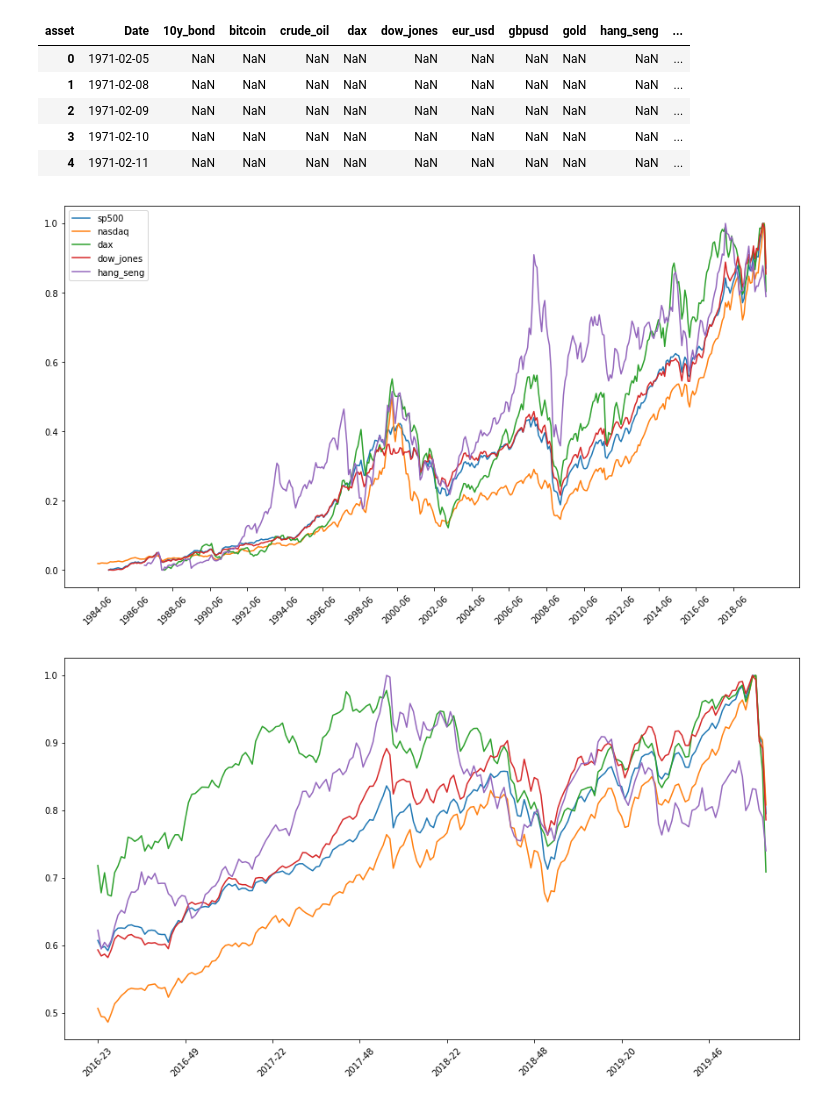
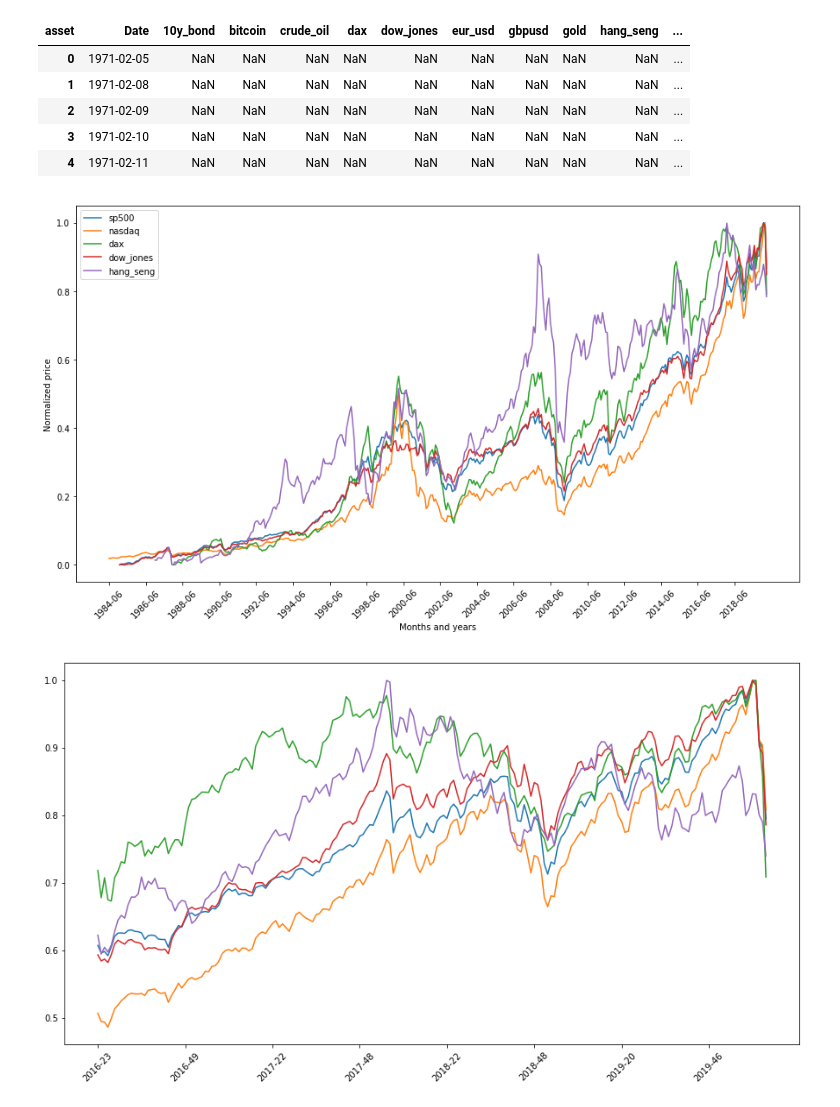
Before and after one commit to hopeman1102/visualize-covid-19, a Jupyter notebook: covid-19.ipynb, the cells around one changed output. Saved outputs shown, nothing was run; the diff lists cells and outputs as text; code cells hidden in the pictures.

```diff
--- a/covid-19.ipynb
+++ b/covid-19.ipynb
@@ -475,30 +475,32 @@ df_fin_all.head()
 # %%
 # create monthly average prices
 columns = list(df_fin_all.columns)[1:13]
 df_fin_month = df_fin_all.groupby('year_month')[columns].mean()
 df_fin_month.reset_index(inplace=True)
 
 # normalize all values
 scaler = MinMaxScaler()
 x_scaled = scaler.fit_transform(df_fin_month[columns])
 df_fin_month_norm = pd.DataFrame(x_scaled, columns=columns)
 df_fin_month_norm['year_month'] = df_fin_month['year_month']
 
 # plot all stocks in one graph
 assets = ['sp500', 'nasdaq', 'dax', 'dow_jones', 'hang_seng']
 x = list(df_fin_month_norm['year_month'])
 
 plt.figure(figsize=[15,8])
 
 for asset in assets:
     plt.plot(x[-430:], list(df_fin_month_norm[asset].values)[-430:])
 
 adjust_xticks = (x[-430:])[::24]
 plt.xticks(adjust_xticks, rotation=45)
+plt.xlabel('Months and years')
+plt.ylabel('Normalized price')
 plt.legend(assets)
 plt.show()
 # %% [output]
-[figure, old version]
+[figure, new version]
 # %%
 # create weekly average prices
 columns = list(df_fin_all.columns)[1:13]
```
Also changed, not shown: parts of 4 cells of this notebook.
